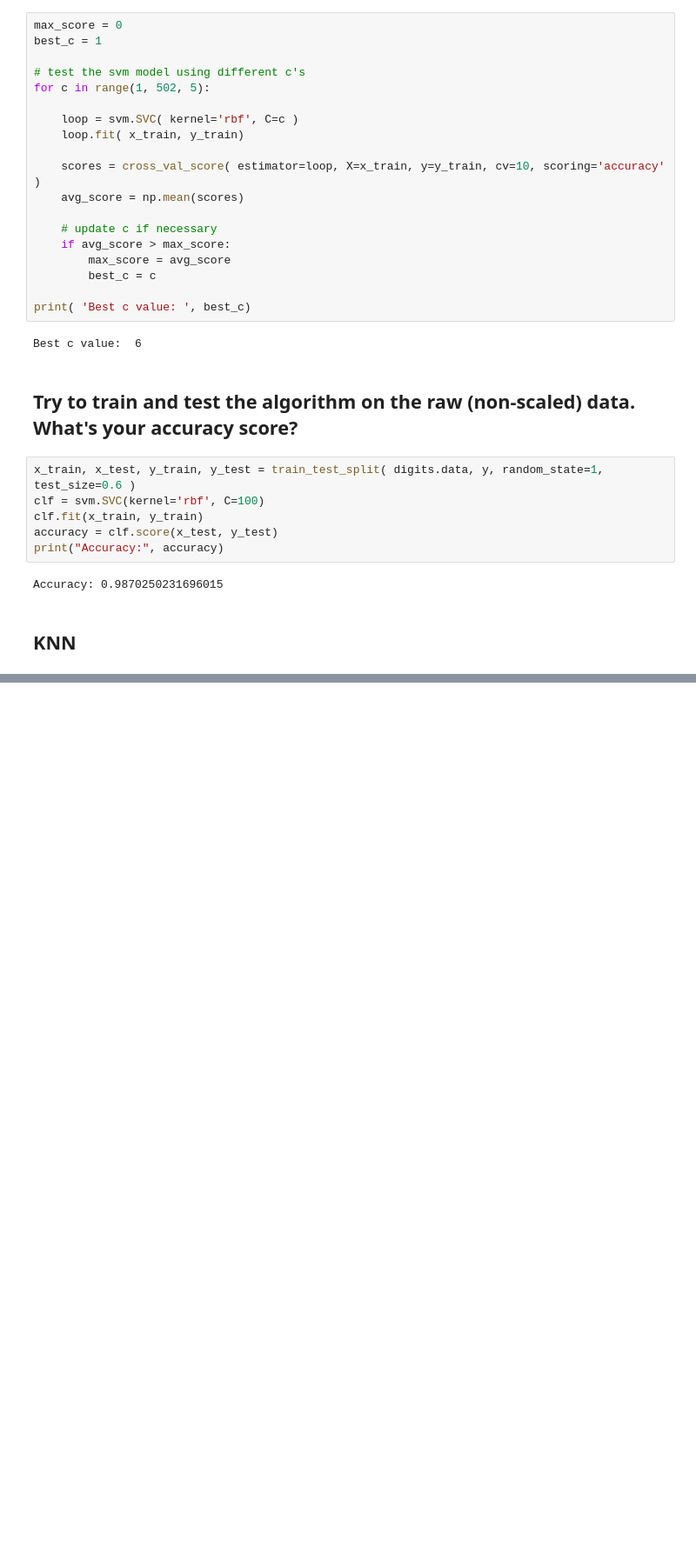
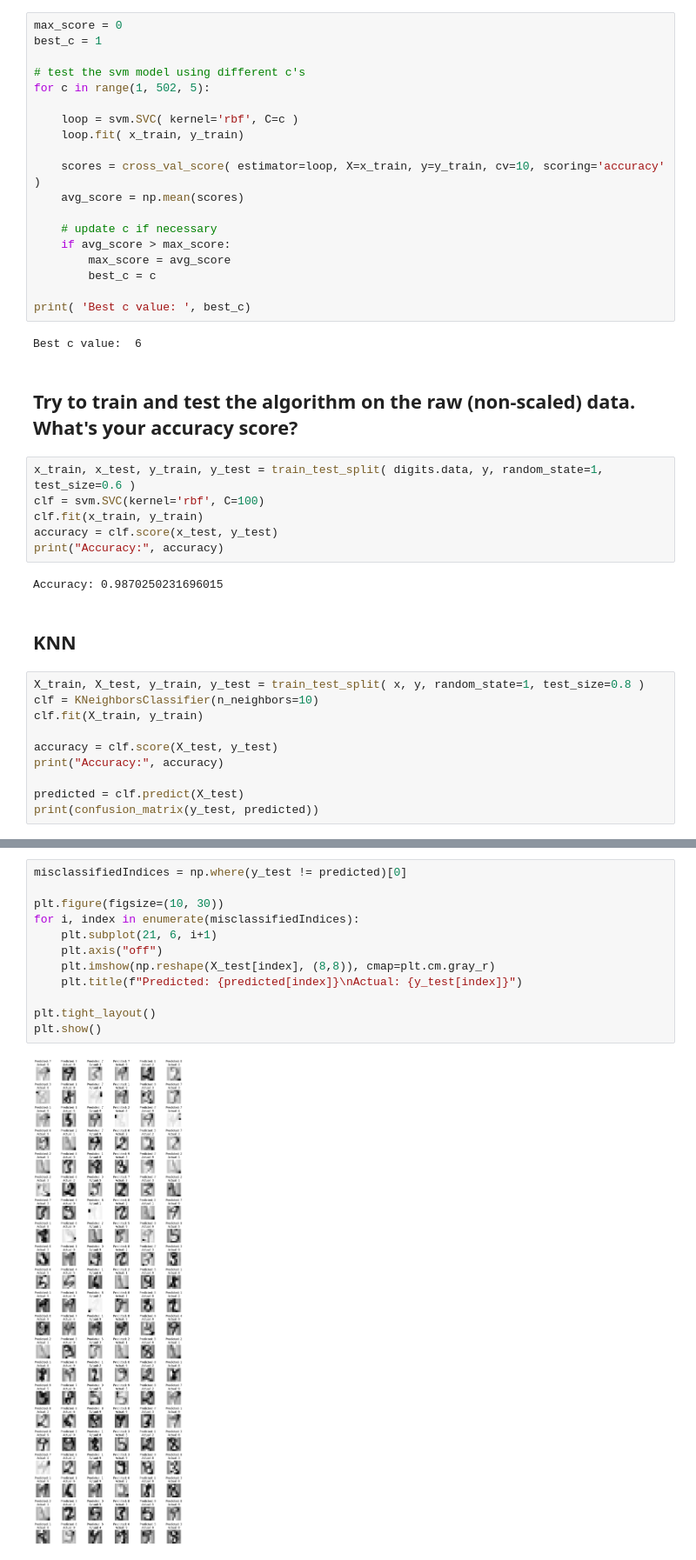
Before and after one commit to tailangc/MSD, a Jupyter notebook: CS6017/HW5/HW5.ipynb, the cells around one changed output, grey strips where cells are left out. Shown at 87% size. Cells and saved outputs as stored; diff of their text form; blank space fills up the shorter version.

```diff
--- a/CS6017/HW5/HW5.ipynb
+++ b/CS6017/HW5/HW5.ipynb
@@ -122,3 +122,13 @@ print("Accuracy:", accuracy)
 Accuracy: 0.9870250231696015
 # %% [markdown]
 ## KNN
+# %%
+X_train, X_test, y_train, y_test = train_test_split( x, y, random_state=1, test_size=0.8 )
+clf = KNeighborsClassifier(n_neighbors=10)
+clf.fit(X_train, y_train)
+
+accuracy = clf.score(X_test, y_test)
+print("Accuracy:", accuracy)
+
+predicted = clf.predict(X_test)
+print(confusion_matrix(y_test, predicted))
@@ -124,0 +147,14 @@ Accuracy: 0.9870250231696015
+# %%
+misclassifiedIndices = np.where(y_test != predicted)[0]
+
+plt.figure(figsize=(10, 30))
+for i, index in enumerate(misclassifiedIndices):
+    plt.subplot(21, 6, i+1)
+    plt.axis("off")
+    plt.imshow(np.reshape(X_test[index], (8,8)), cmap=plt.cm.gray_r)
+    plt.title(f"Predicted: {predicted[index]}\nActual: {y_test[index]}")
+
+plt.tight_layout()
+plt.show()
+# %% [output]
+[figure, added]
```
Also changed, not shown: parts of 18 cells of this notebook, 5 other files.
